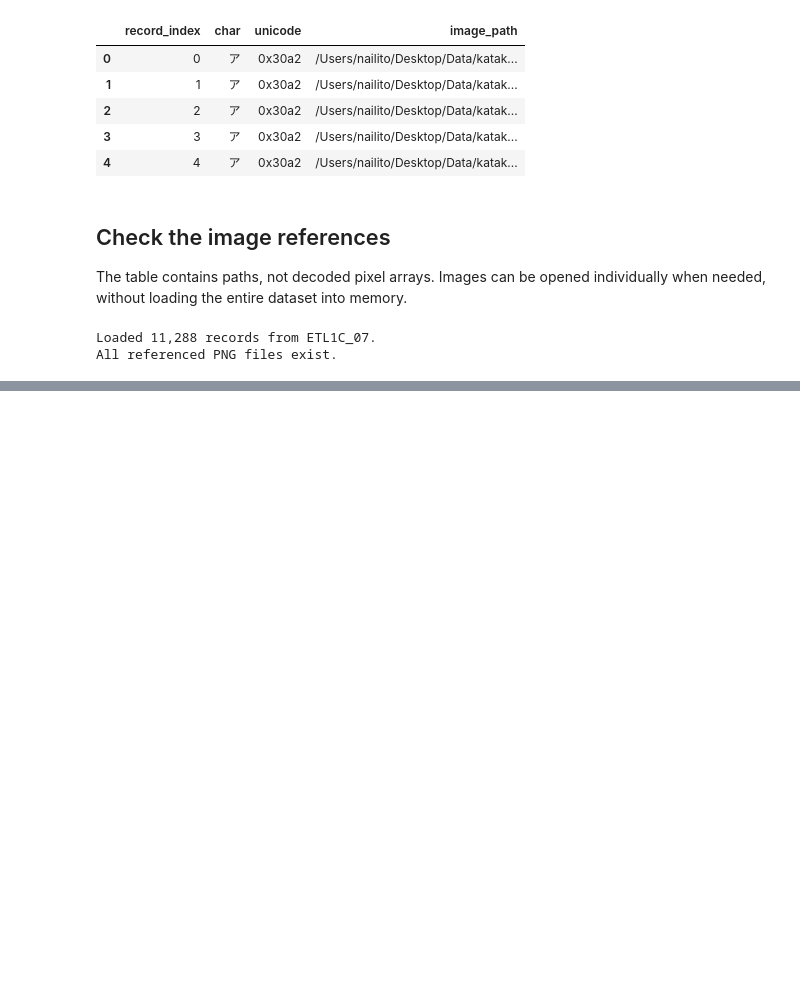
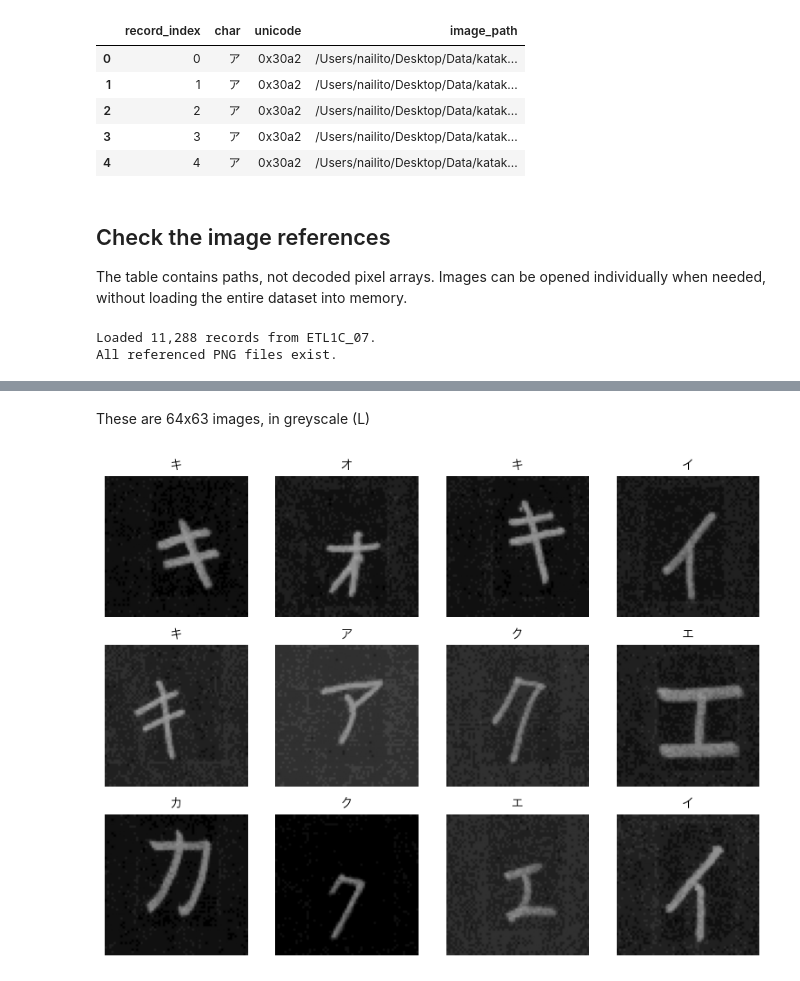
Before and after one commit to nailito/katakana-recognition, a Jupyter notebook: notebooks/01_data_exploration.ipynb, the cells around one changed output, grey strips where cells are left out. Cells and saved outputs as stored; diff of their text form; code cells hidden in the pictures; blank space fills up the shorter version.

```diff
--- a/notebooks/01_data_exploration.ipynb
+++ b/notebooks/01_data_exploration.ipynb
@@ -74,0 +101,26 @@ All referenced PNG files exist.
+# %% [markdown]
+These are 64x63 images, in greyscale (L)
+# %%
+import matplotlib.pyplot as plt
+from matplotlib.font_manager import FontProperties
+from PIL import Image
+
+jp_font = FontProperties(
+    fname="/System/Library/Fonts/Hiragino Sans GB.ttc"
+)
+
+samples = metadata.sample(n=12, random_state=23)
+
+fig, axes = plt.subplots(3, 4, figsize=(8, 6))
+
+for ax, (_, row) in zip(axes.flat, samples.iterrows()):
+    with Image.open(row["image_path"]) as image:
+        ax.imshow(image, cmap="gray", vmin=0, vmax=255)
+
+    ax.set_title(row["char"], fontproperties=jp_font)
+    ax.set_axis_off()
+
+plt.tight_layout()
+plt.show()
+# %% [output]
+[figure, added]
```
Also changed, not shown: parts of 3 cells of this notebook.
